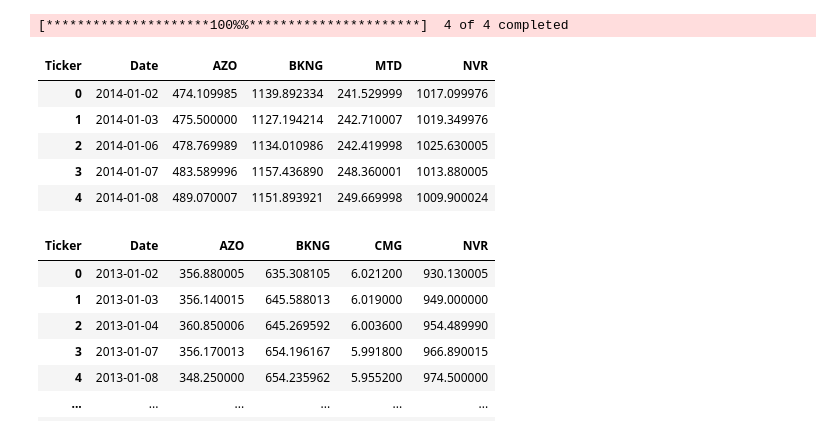
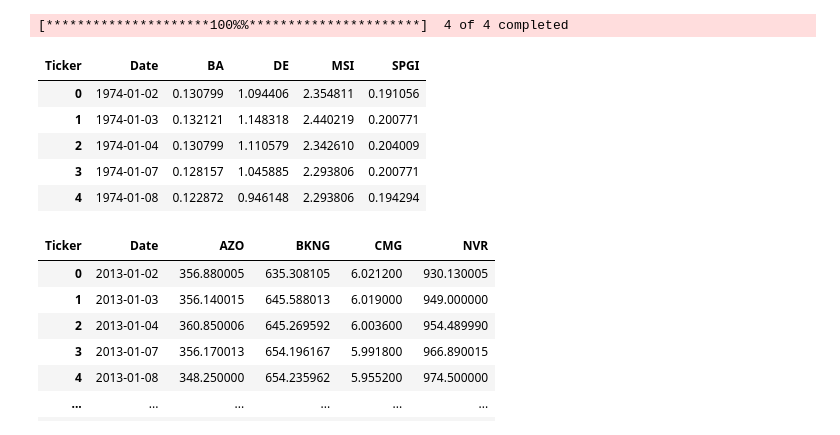
Before and after one commit to shekharbiswas/LSTM-Stock-Analysis, a Jupyter notebook: data_preparation.ipynb, the cells around one changed output. Cells and saved outputs as stored; diff of their text form; code cells hidden in the pictures.

Commit message:
Added 44 stocks from 66 to include stocks with 50 years at least

```diff
--- a/data_preparation.ipynb
+++ b/data_preparation.ipynb
@@ -21,25 +31,27 @@ from sklearn.base import BaseEstimator, RegressorMixin
 # %%
-all_stocks = ['NVR', 'BKNG', 'AZO', 'MTD']
+# all_stocks = ['NVR', 'BKNG', 'AZO', 'MTD']
+
+all_stocks = ['BA', 'MSI', 'DE', 'SPGI']
 # %%
-start_date = '2014-01-01'
-end_date = '2024-01-01'
+start_date = '1974-01-01'
+end_date = '2023-12-31'
 
 # Download the data
 df = yf.download(all_stocks, start=start_date, end=end_date)['Adj Close']
 df = df.reset_index()
 # Save the data to a CSV file
 df.to_csv('stocks_data.csv')
 
 # Display the 1st 5 records
 df.head(5)
 # %% [output]
 [*********************100%%**********************]  4 of 4 completed
-| Ticker | Date | AZO | BKNG | MTD | NVR |
-| 0 | 2014-01-02 | 474.109985 | 1139.892334 | 241.529999 | 1017.099976 |
-| 1 | 2014-01-03 | 475.500000 | 1127.194214 | 242.710007 | 1019.349976 |
-| 2 | 2014-01-06 | 478.769989 | 1134.010986 | 242.419998 | 1025.630005 |
-| 3 | 2014-01-07 | 483.589996 | 1157.436890 | 248.360001 | 1013.880005 |
-| 4 | 2014-01-08 | 489.070007 | 1151.893921 | 249.669998 | 1009.900024 |
+| Ticker | Date | BA | DE | MSI | SPGI |
+| 0 | 1974-01-02 | 0.130799 | 1.094406 | 2.354811 | 0.191056 |
+| 1 | 1974-01-03 | 0.132121 | 1.148318 | 2.440219 | 0.200771 |
+| 2 | 1974-01-04 | 0.130799 | 1.110579 | 2.342610 | 0.204009 |
+| 3 | 1974-01-07 | 0.128157 | 1.045885 | 2.293806 | 0.200771 |
+| 4 | 1974-01-08 | 0.122872 | 0.946148 | 2.293806 | 0.194294 |
 # %%
 df
 # %% [output]
```
Also changed, not shown: parts of 1 cell of this notebook, 1 other file.
